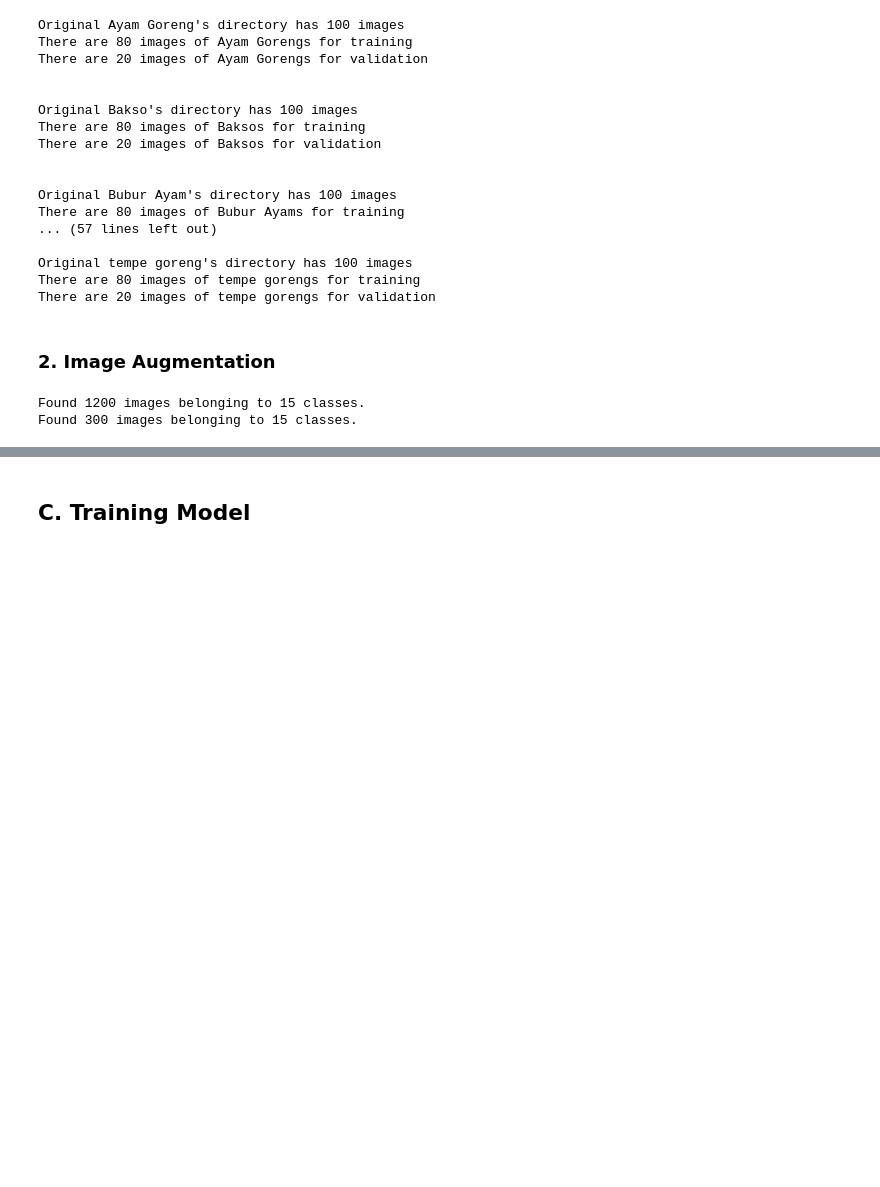
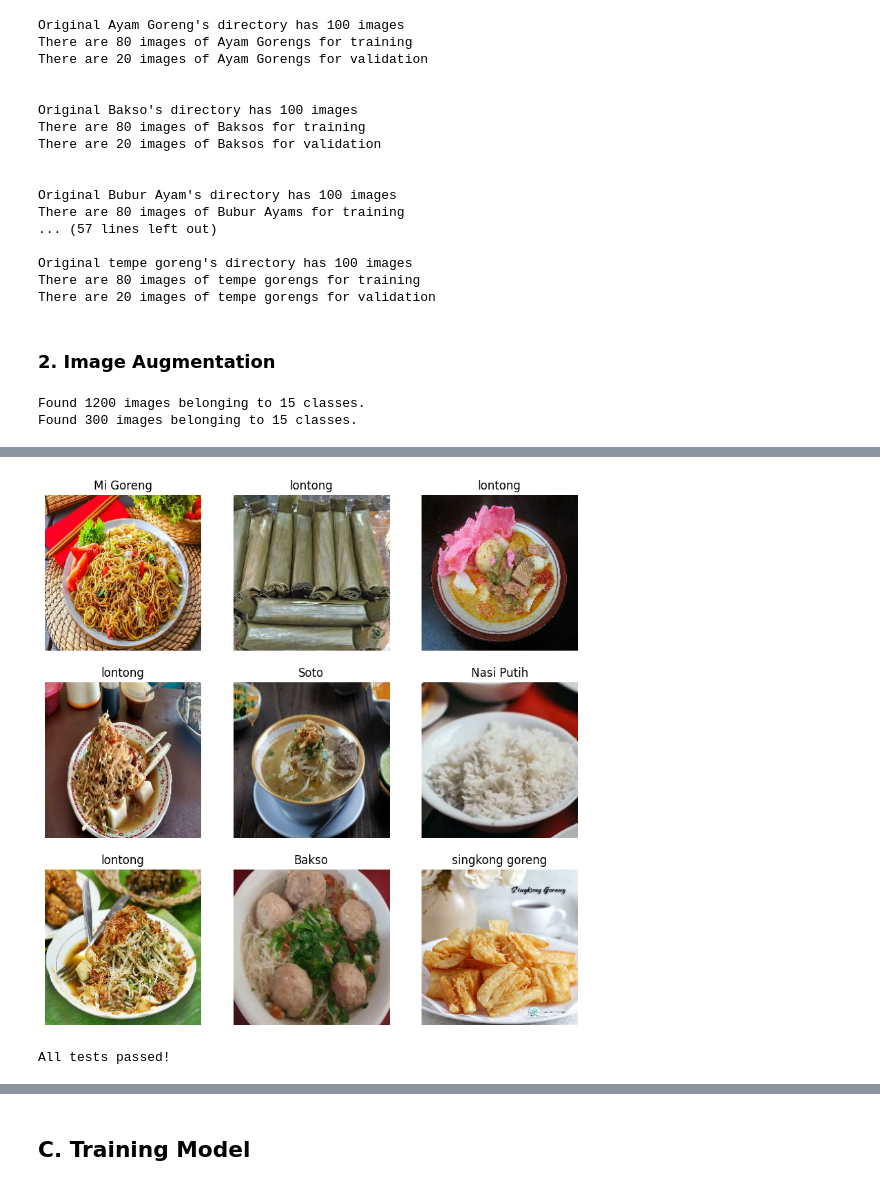
Before and after one commit to NuSa-Nutrition-Scan/Food-Classification, a Jupyter notebook: Computer Vision.ipynb, the cells around one changed output, grey strips where cells are left out. Saved outputs shown, nothing was run; the diff lists cells and outputs as text; code cells hidden in the pictures; blank space fills up the shorter version.

```diff
--- a/Computer Vision.ipynb
+++ b/Computer Vision.ipynb
@@ -322,0 +405,3 @@ Found 300 images belonging to 15 classes.
+# %%
+class_names = train_dataset.class_names
+class_names
@@ -322,0 +424,10 @@ Found 300 images belonging to 15 classes.
+# %%
+plt.figure(figsize=(10, 10))
+for images, labels in train_dataset.take(1):
+    for i in range(9):
+        ax = plt.subplot(3, 3, i + 1)
+        plt.imshow(images[i].numpy().astype("uint8"))
+        plt.title(class_names[labels[i]])
+        plt.axis("off")
+# %% [output]
+[figure, added]
@@ -322,0 +449,9 @@ Found 300 images belonging to 15 classes.
+# %%
+augmenter = data_augmenter()
+assert(augmenter.layers[0].name.startswith('random_flip')), "First layer must be RandomFlip"
+assert augmenter.layers[0].mode == 'horizontal', "RadomFlip parameter must be horizontal"
+assert(augmenter.layers[1].name.startswith('random_rotation')), "Second layer must be RandomRotation"
+assert augmenter.layers[1].factor == 0.2, "Rotation factor must be 0.2"
+print('\033[92mAll tests passed!')
+# %% [output]
+All tests passed!
```
Also changed, not shown: parts of 29 cells of this notebook.
